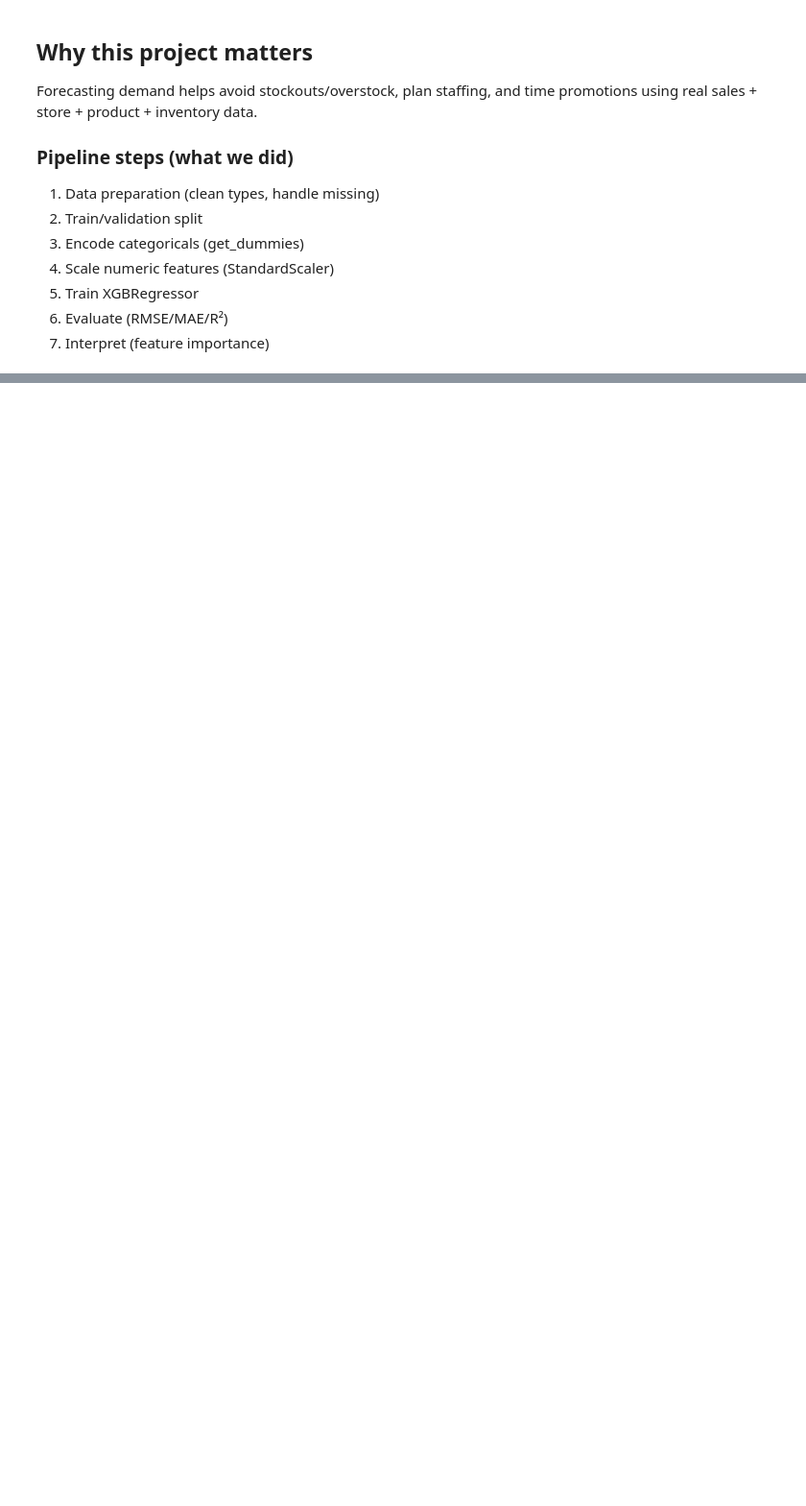
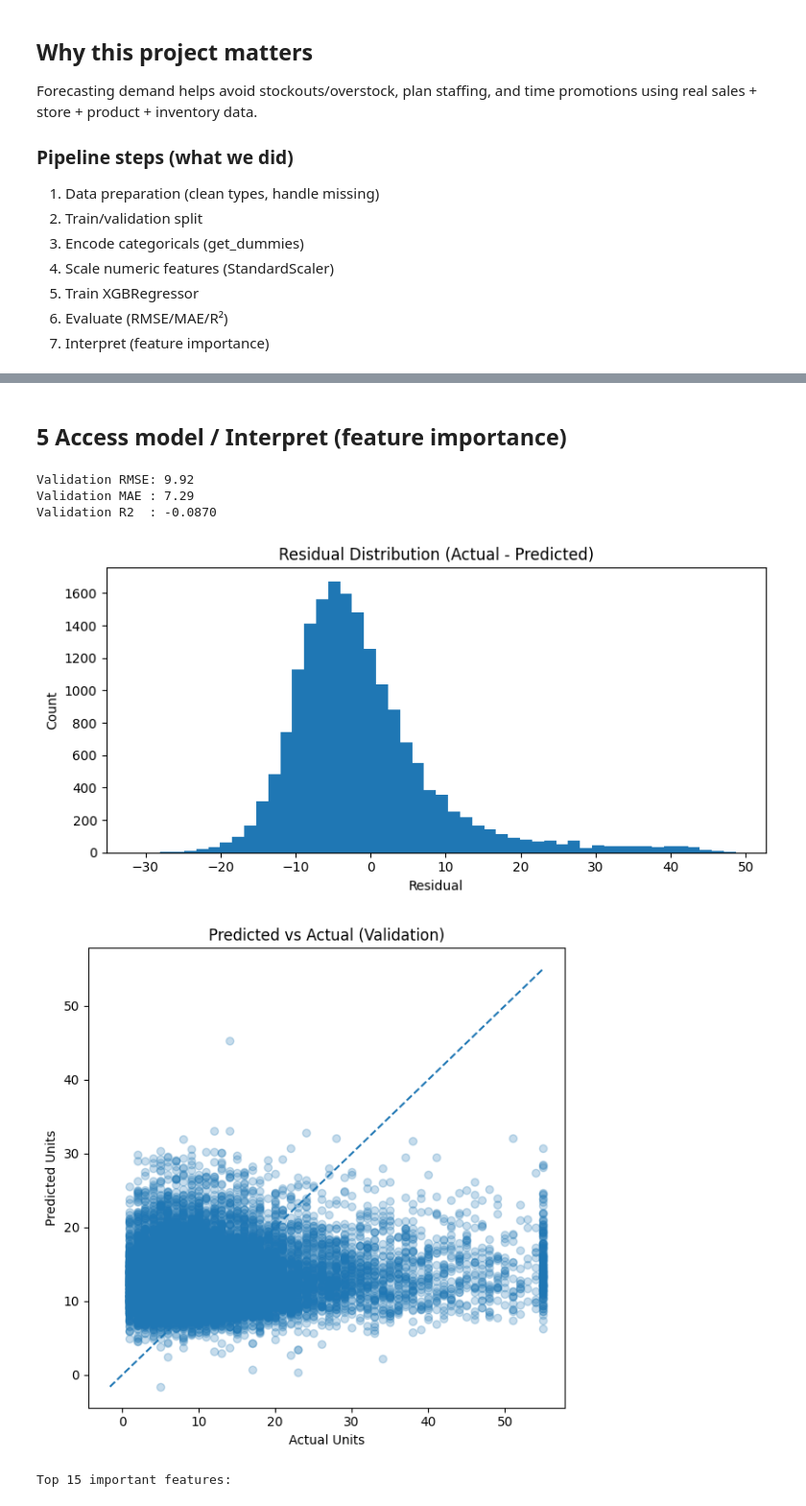
Before and after one commit to Mrschiss/IndusAnalProj, a Jupyter notebook: src/XGBoost.ipynb, the cells around one changed output, grey strips where cells are left out. Shown at 96% size. Drawn from its saved outputs; the diff is of its cells as text; code cells hidden in the pictures; blank space fills up the shorter version.

Commit message:
Update xgboost

```diff
--- a/src/XGBoost.ipynb
+++ b/src/XGBoost.ipynb
@@ -1327,0 +399,76 @@ Top 15 important features:
+# %% [markdown]
+## 5 Access model / Interpret (feature importance)
+# %%
+import matplotlib.pyplot as plt
+import numpy as np
+import pandas as pd
+from sklearn.metrics import mean_squared_error, mean_absolute_error, r2_score
+
+assess_model = XGBRegressor(
+    n_estimators=600,
+    max_depth=10,
+    learning_rate=0.05,
+    subsample=0.8,
+    colsample_bytree=0.8,
+    objective="reg:squarederror",
+    random_state=42,
+    n_jobs=-1,
+)
+
+assess_model.fit(X_train, y_train)
+pred = assess_model.predict(X_val)
+
+rmse = np.sqrt(mean_squared_error(y_val, pred))
+mae = mean_absolute_error(y_val, pred)
+r2 = r2_score(y_val, pred)
+
+print(f"Validation RMSE: {rmse:.2f}")
+print(f"Validation MAE : {mae:.2f}")
+print(f"Validation R2  : {r2:.4f}")
+
+residuals = y_val.values - pred
+plt.figure(figsize=(8, 4))
+plt.hist(residuals, bins=50)
+plt.title("Residual Distribution (Actual - Predicted)")
+plt.xlabel("Residual")
+plt.ylabel("Count")
+plt.tight_layout()
+plt.show()
+
+# Predicted vs Actual
+plt.figure(figsize=(6, 6))
+plt.scatter(y_val, pred, alpha=0.25)
+min_v = float(min(np.min(y_val), np.min(pred)))
+max_v = float(max(np.max(y_val), np.max(pred)))
+plt.plot([min_v, max_v], [min_v, max_v], linestyle="--")
+plt.title("Predicted vs Actual (Validation)")
+plt.xlabel("Actual Units")
+plt.ylabel("Predicted Units")
+plt.tight_layout()
+plt.show()
+
+importances = (
+    pd.DataFrame({
+        "feature": X_train.columns,
+        "importance": assess_model.feature_importances_,
+    })
+    .sort_values("importance", ascending=False)
+)
+
+print("Top 15 important features:")
+display(importances.head(15))
+
+plt.figure(figsize=(10, 6))
+top15 = importances.head(15).iloc[::-1]
+plt.barh(top15["feature"], top15["importance"])
+plt.title("Top 15 Feature Importances (XGBoost)")
+plt.xlabel("Importance")
+plt.tight_layout()
+plt.show()
+# %% [output]
+Validation RMSE: 9.92
+Validation MAE : 7.29
+Validation R2  : -0.0870
+[figure, added]
+[figure, added]
+Top 15 important features:
```
Also changed, not shown: parts of 84 cells of this notebook.
